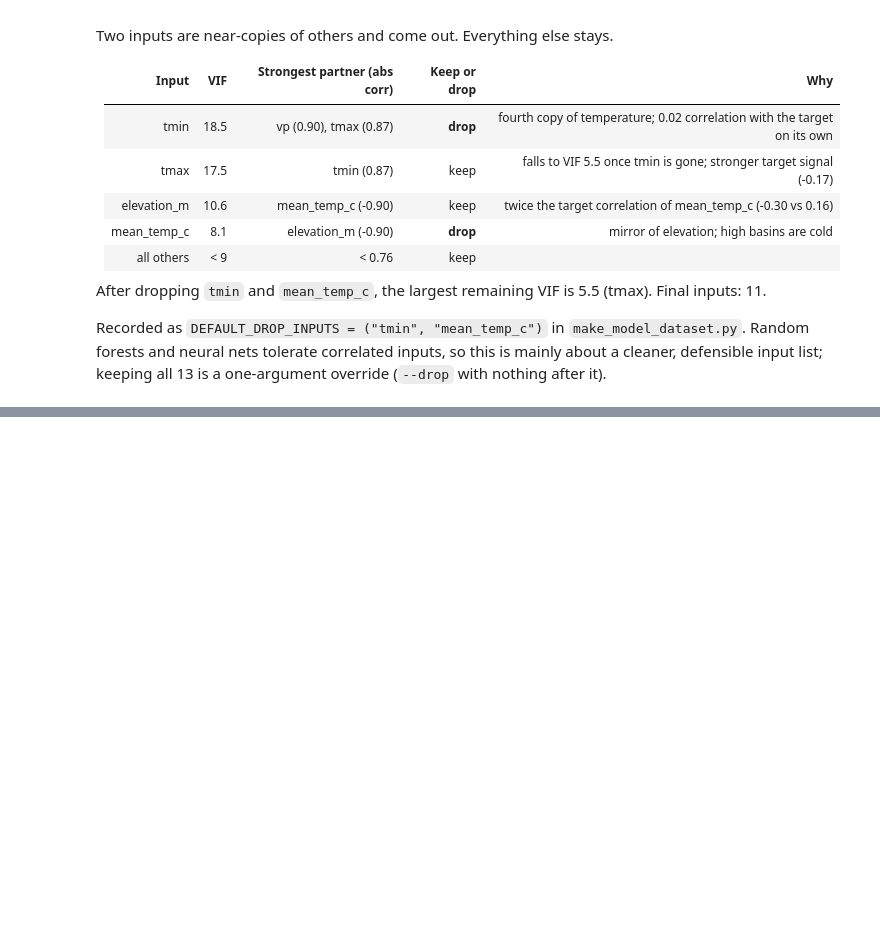
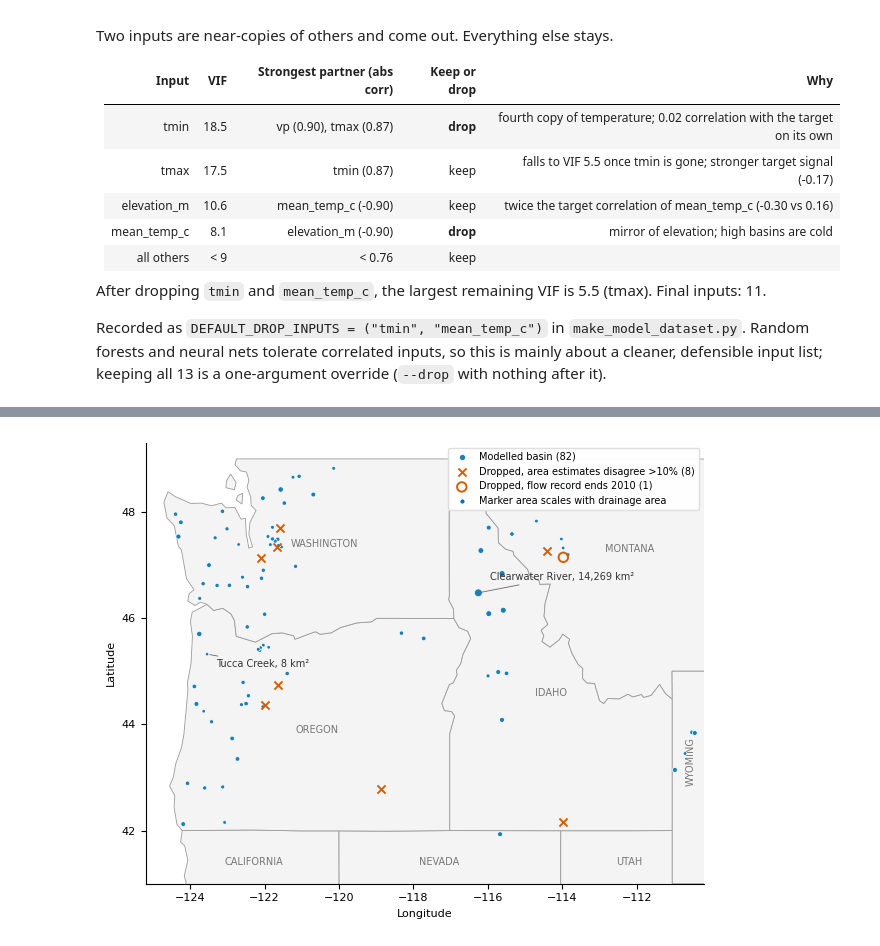
Before and after one commit to Dartmouth-ML-Team-3/streamflow-prediction, a Jupyter notebook: datacleaning-pipeline/feature_selection.ipynb, the cells around one changed output, grey strips where cells are left out. Drawn from its saved outputs; the diff is of its cells as text; code cells hidden in the pictures; blank space fills up the shorter version.

```diff
--- a/datacleaning-pipeline/feature_selection.ipynb
+++ b/datacleaning-pipeline/feature_selection.ipynb
@@ -129,0 +173,49 @@ one-argument override (`--drop` with nothing after it).
+# %%
+import json
+from matplotlib.patches import Polygon
+from matplotlib.lines import Line2D
+from make_model_dataset import AREA_ERROR_BASINS
+
+gauges = (raw.groupby("gauge_id", as_index=False)
+             .agg(name=("gauge_name", "first"), lat=("lat", "first"), lon=("lon", "first"), area=("drainage_area_km2", "first")))
+kept = set(model["gauge_id"].unique())
+area_err = set(AREA_ERROR_BASINS)
+gap = set(gauges["gauge_id"]) - kept - area_err
+assert len(gauges) == 91 and len(kept) == 82 and len(area_err) == 8 and len(gap) == 1, (len(gauges), len(kept), len(area_err), gap)
+
+states = json.load(open("us_states.geojson"))
+plt.rcParams.update({"font.family": "DejaVu Sans", "font.size": 8})
+fig, ax = plt.subplots(figsize=(6.8, 5.0))
+for f in states["features"]:
+    geom = f["geometry"]
+    rings = geom["coordinates"] if geom["type"] == "Polygon" else [p for mp in geom["coordinates"] for p in mp]
+    for ring in rings:
+        ax.add_patch(Polygon(ring, closed=True, facecolor="#F4F4F4", edgecolor="#9A9A9A", linewidth=0.6, zorder=1))
+for name, x, y in [("WASHINGTON", -120.4, 47.4), ("OREGON", -120.6, 43.9), ("IDAHO", -114.3, 44.6), ("MONTANA", -112.2, 47.3),
+                   ("NEVADA", -117.3, 41.4), ("CALIFORNIA", -122.3, 41.4), ("WYOMING", -110.55, 43.3), ("UTAH", -112.2, 41.4)]:
+    ax.text(x, y, name, ha="center", va="center", fontsize=7, color="#777777", zorder=2, rotation=90 if name == "WYOMING" else 0)
+
+k = gauges[gauges["gauge_id"].isin(kept)]; a = gauges[gauges["gauge_id"].isin(area_err)]; q = gauges[gauges["gauge_id"].isin(gap)]
+size = lambda d: 6 + 2.2 * np.sqrt(d["area"] / 100)
+ax.scatter(k["lon"], k["lat"], s=size(k), facecolor="#0072B2", edgecolor="white", linewidth=0.6, alpha=0.9, zorder=4, label=f"Modelled basin ({len(k)})")
+ax.scatter(a["lon"], a["lat"], s=34, marker="x", color="#D55E00", linewidth=1.4, zorder=5, label=f"Dropped, area estimates disagree >10% ({len(a)})")
+ax.scatter(q["lon"], q["lat"], s=46, marker="o", facecolor="none", edgecolor="#D55E00", linewidth=1.4, zorder=5, label=f"Dropped, flow record ends 2010 ({len(q)})")
+smallest, largest = k.loc[k["area"].idxmin()], k.loc[k["area"].idxmax()]
+for r, lab, dx, dy in [(smallest, f"Tucca Creek, {smallest['area']:.0f} km²", 0.25, -0.25),
+                       (largest, f"Clearwater River, {largest['area']:,.0f} km²", 0.3, 0.25)]:
+    ax.annotate(lab, (r["lon"], r["lat"]), xytext=(r["lon"] + dx, r["lat"] + dy), fontsize=7, color="#333333",
+                arrowprops=dict(arrowstyle="-", color="#666666", lw=0.6), zorder=6)
+ax.set_xlim(-125.2, -110.2); ax.set_ylim(41.0, 49.3); ax.set_aspect(1 / np.cos(np.radians(45.5)))
+ax.set_xlabel("Longitude"); ax.set_ylabel("Latitude")
+ax.set_xticks([-124, -122, -120, -118, -116, -114, -112]); ax.set_yticks([42, 44, 46, 48])
+for s in ("top", "right"):
+    ax.spines[s].set_visible(False)
+h, l = ax.get_legend_handles_labels()
+h.append(Line2D([], [], marker="o", color="#0072B2", markeredgecolor="white", linestyle="", markersize=4)); l.append("Marker area scales with drainage area")
+ax.legend(h, l, loc="upper right", fontsize=7, frameon=True, framealpha=0.95, edgecolor="#DDDDDD")
+fig.tight_layout()
+for ext in ("png", "pdf"):
+    fig.savefig(f"../figures/fig2_basin_map.{ext}", dpi=300, bbox_inches="tight")
+plt.show()
+# %% [output]
+[figure, added]
```
Also changed, not shown: parts of 9 cells of this notebook, 6 other files.
